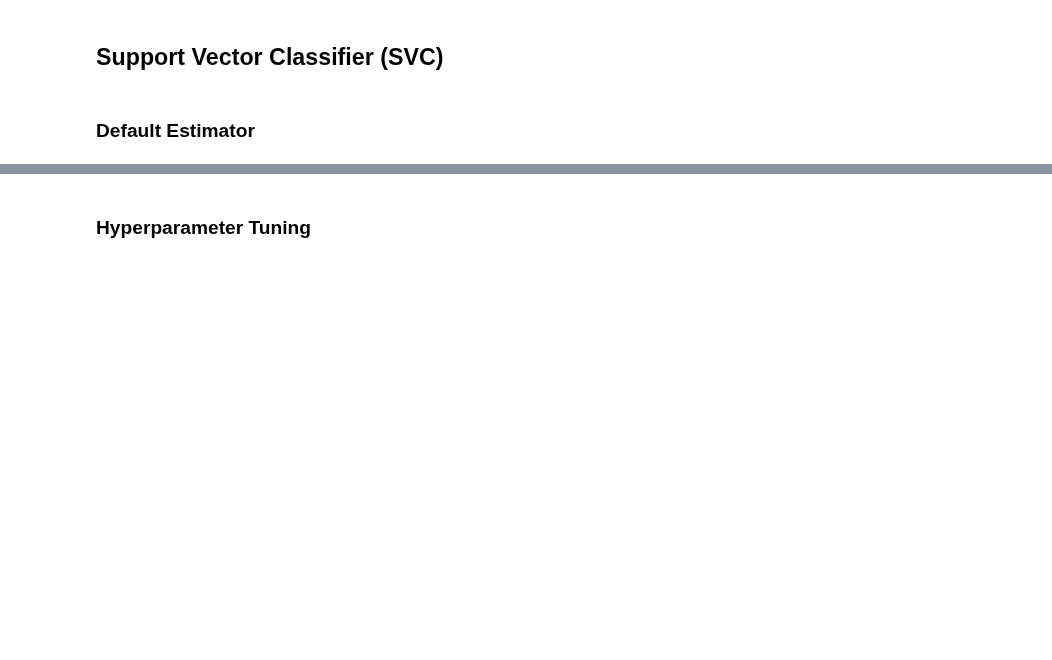
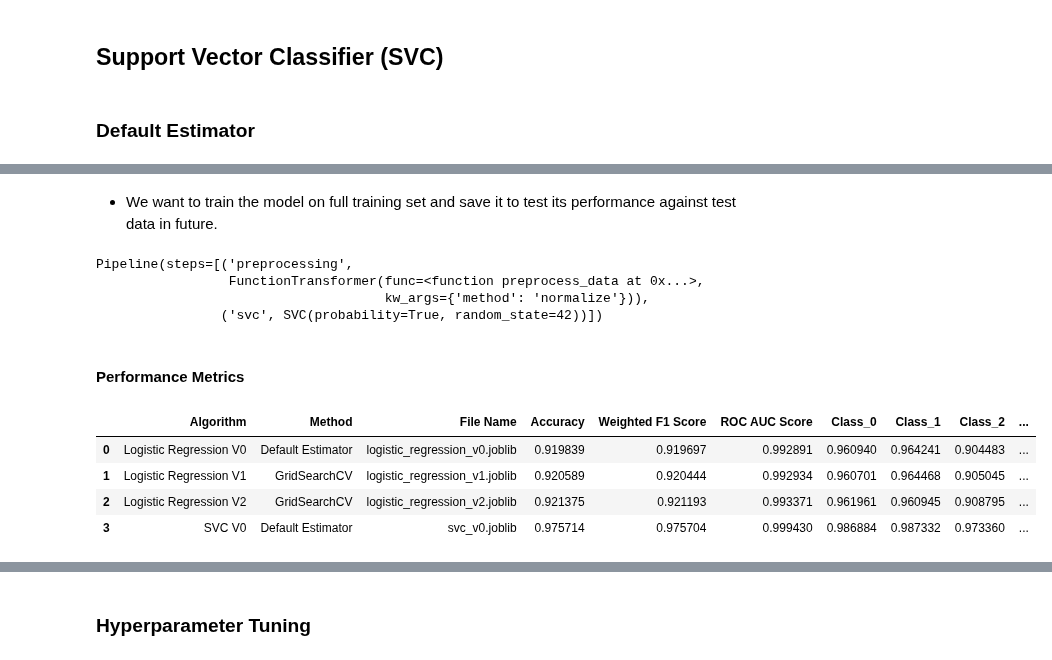
Before and after one commit to gaurangdave/mnist_digits_recognition, a Jupyter notebook: notebooks/03_training_evaluation_local.ipynb, the cells around one changed output, grey strips where cells are left out. Drawn from its saved outputs; the diff is of its cells as text; code cells hidden in the pictures; blank space fills up the shorter version.

```diff
--- a/notebooks/03_training_evaluation_local.ipynb
+++ b/notebooks/03_training_evaluation_local.ipynb
@@ -983,0 +1037,9 @@ save_comparison_df(comparison_df)
+# %% [markdown]
+* We want to train the model on full training set and save it to test its performance against test data in future.
+# %%
+default_svc_pipeline.fit(train_X, train_Y)
+# %% [output]
+Pipeline(steps=[('preprocessing',
+                 FunctionTransformer(func=<function preprocess_data at 0x...>,
+                                     kw_args={'method': 'normalize'})),
+                ('svc', SVC(probability=True, random_state=42))])
@@ -983,0 +1048,12 @@ save_comparison_df(comparison_df)
+# %% [markdown]
+#### Performance Metrics
+# %%
+comparison_df = update_model_comparison(probabilities, train_Y, "SVC V0", "Default Estimator", "svc_v0.joblib", comparison_df)
+# %%
+comparison_df
+# %% [output]
+|  | Algorithm | Method | File Name | Accuracy | Weighted F1 Score | ROC AUC Score | Class_0 | Class_1 | Class_2 | ... |
+| 0 | Logistic Regression V0 | Default Estimator | logistic_regression_v0.joblib | 0.919839 | 0.919697 | 0.992891 | 0.960940 | 0.964241 | 0.904483 | ... |
+| 1 | Logistic Regression V1 | GridSearchCV | logistic_regression_v1.joblib | 0.920589 | 0.920444 | 0.992934 | 0.960701 | 0.964468 | 0.905045 | ... |
+| 2 | Logistic Regression V2 | GridSearchCV | logistic_regression_v2.joblib | 0.921375 | 0.921193 | 0.993371 | 0.961961 | 0.960945 | 0.908795 | ... |
+| 3 | SVC V0 | Default Estimator | svc_v0.joblib | 0.975714 | 0.975704 | 0.999430 | 0.986884 | 0.987332 | 0.973360 | ... |
```
Also changed, not shown: parts of 25 cells of this notebook.
